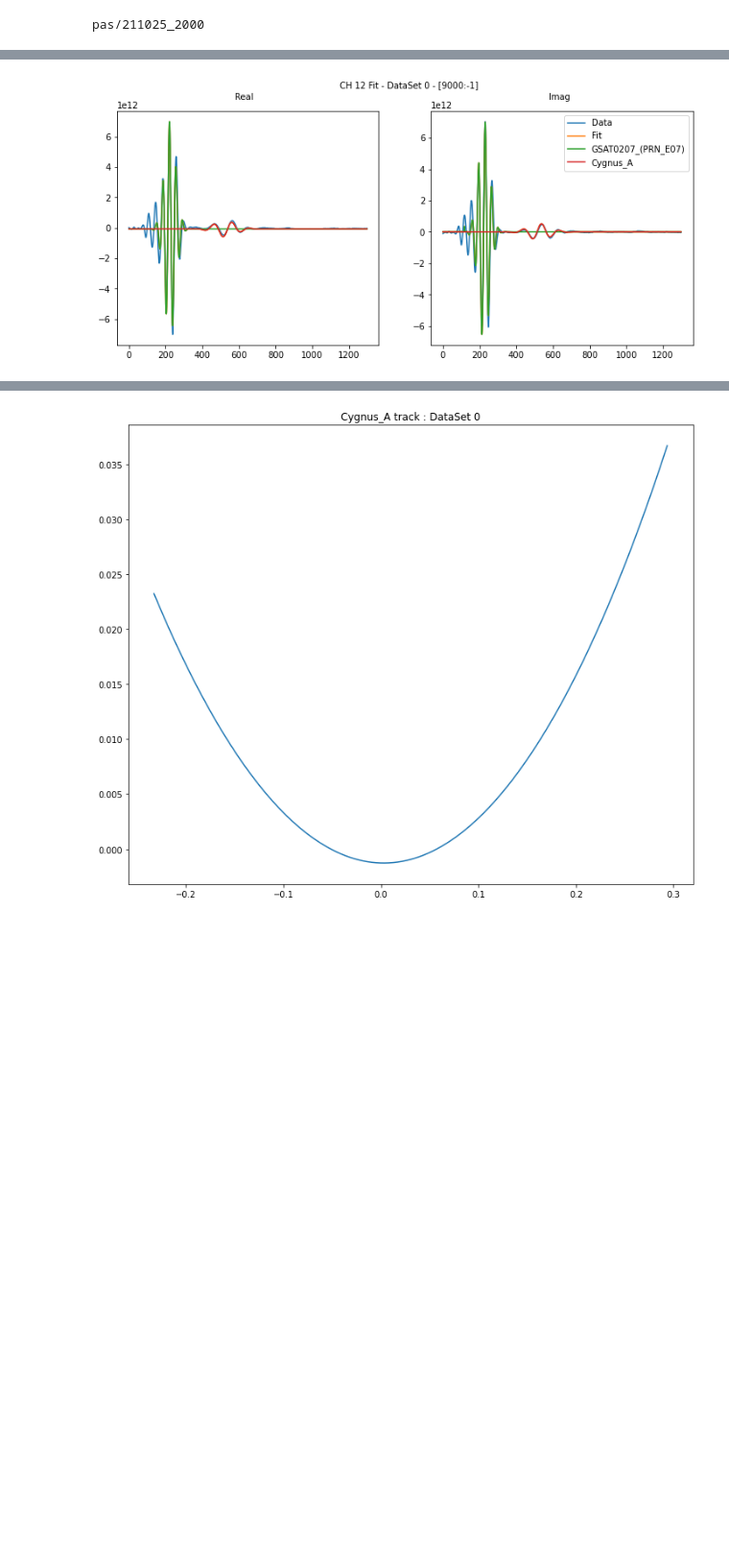
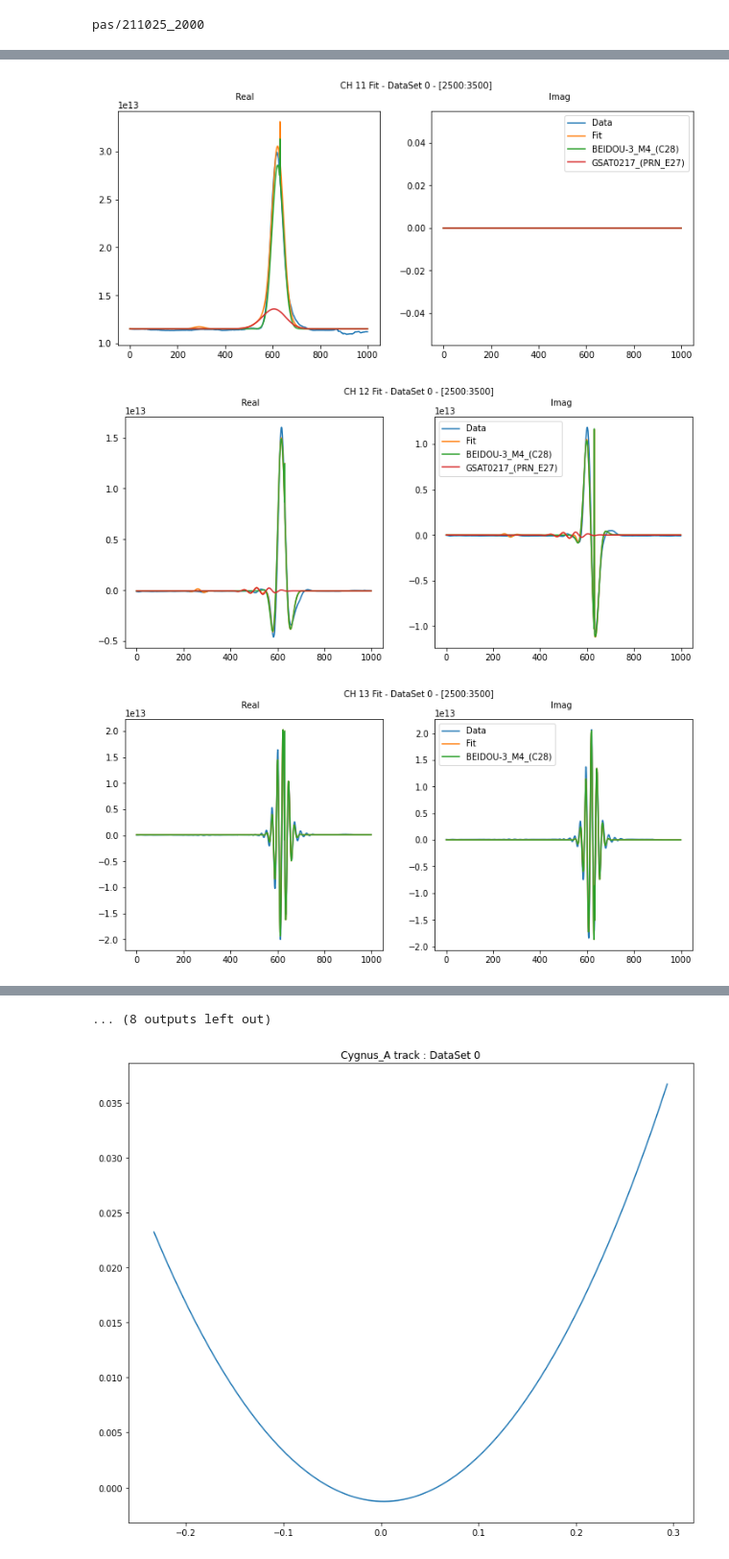
Before and after one commit to bmxdemo/bmxobs, a Jupyter notebook: fitViewer.ipynb, the cells around one changed output, grey strips where cells are left out. Shown: that part at 96% size. Cells and saved outputs as stored; diff of their text form; code cells hidden in the pictures; blank space fills up the shorter version.

```diff
--- a/fitViewer.ipynb
+++ b/fitViewer.ipynb
@@ -39,8 +39,10 @@ print(sum(Theory.fitFunc({})**2))
 # %%
-cut = [9000,-1]
-channels = [12]
+cut = [2500,3500]
+channels = [11,12,13,14,22,23,24,33,34,44,55,56,57,58,66,67,68,77,78,88]
 mode = 'all'
 
 Theory.showFit(channels = channels, cut=cut,mode=mode, perSat=True)
 # %% [output]
-[figure, old version]
+[figure, new version]
+[figure, added]
+[figure, added]
@@ -47,3 +58,4 @@ Theory.showFit(channels = channels, cut=cut,mode=mode, perSat=True)
+... (8 outputs left out)
 # %%
 cut = [9000,10000]
 sats=['Cygnus_A']
```
Also changed, not shown: parts of 4 cells of this notebook, 3 other files.
